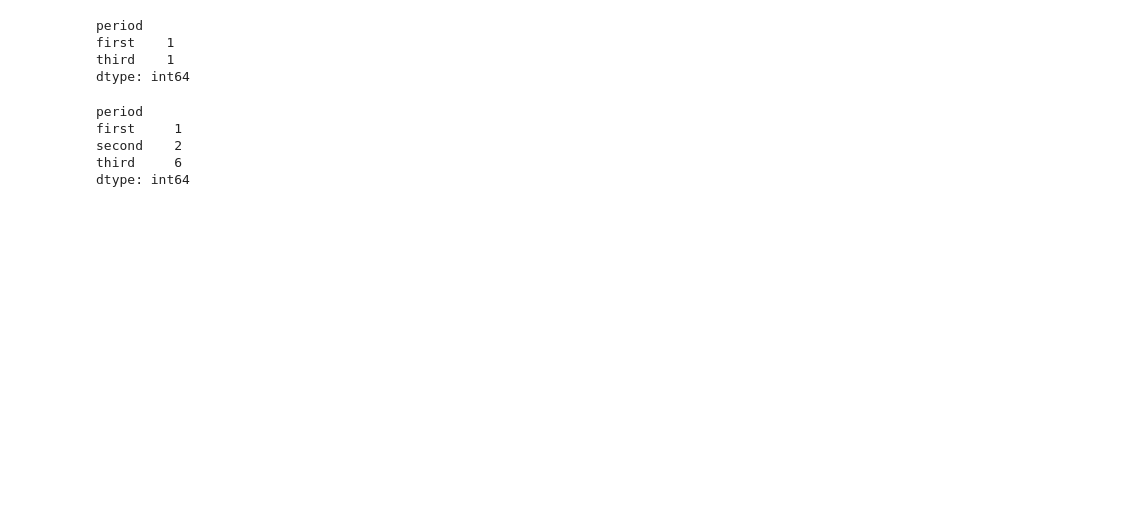
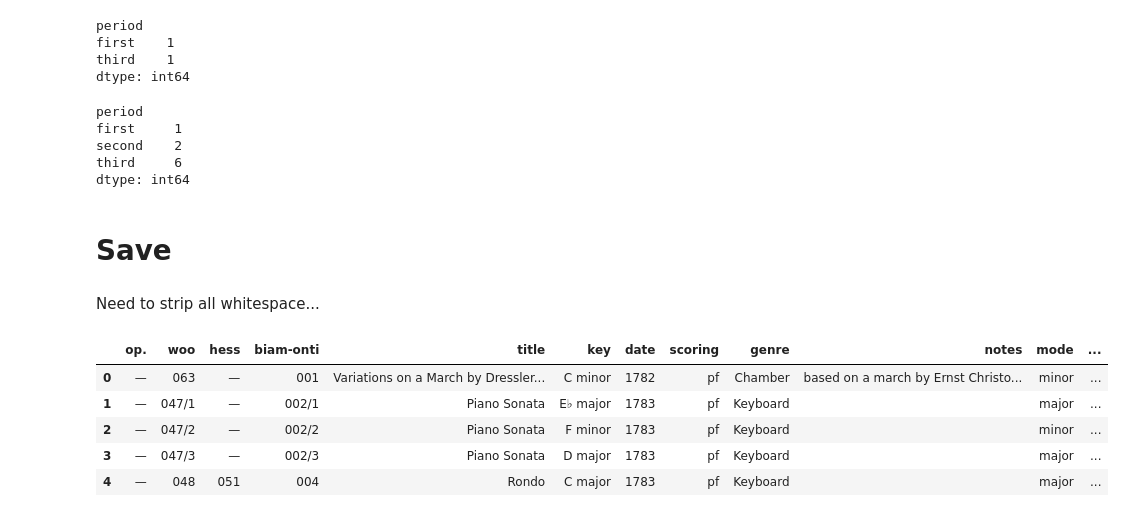
Before and after one commit to mzhang13/visualizing_beethoven_oeuvre, a Jupyter notebook: scrape_clean_data.ipynb, the cells around one changed output. Cells and saved outputs as stored; diff of their text form; code cells hidden in the pictures; blank space fills up the shorter version.

```diff
--- a/scrape_clean_data.ipynb
+++ b/scrape_clean_data.ipynb
@@ -624,6 +624,9 @@ df.loc[df["title"] == "Piano Sonata No.27"]
 df.loc[197:275, "period"] = "second"
 # %%
 df.loc[276:, "period"] = "third"
+# %%
+# Remove non-Biamonti works
+df = df.loc[:389]
 # %%
 df.groupby("period").size()
 # %% [output]
@@ -687,3 +689,18 @@ first     1
 second    2
 third     6
 dtype: int64
+# %% [markdown]
+# Save
+# %% [markdown]
+Need to strip all whitespace...
+# %%
+df = df.apply(lambda x: x.str.strip() if x.dtype == "object" else x)
+# %%
+df.head()
+# %% [output]
+|  | op. | woo | hess | biam-onti | title | key | date | scoring | genre | notes | mode | ... |
+| 0 | — | 063 | — | 001 | Variations on a March by Dressler... | C minor | 1782 | pf | Chamber | based on a march by Ernst Christo... | minor | ... |
+| 1 | — | 047/1 | — | 002/1 | Piano Sonata | E♭ major | 1783 | pf | Keyboard |  | major | ... |
+| 2 | — | 047/2 | — | 002/2 | Piano Sonata | F minor | 1783 | pf | Keyboard |  | minor | ... |
+| 3 | — | 047/3 | — | 002/3 | Piano Sonata | D major | 1783 | pf | Keyboard |  | major | ... |
+| 4 | — | 048 | 051 | 004 | Rondo | C major | 1783 | pf | Keyboard |  | major | ... |
```
Also changed, not shown: parts of 6 cells of this notebook, 1 other file.
